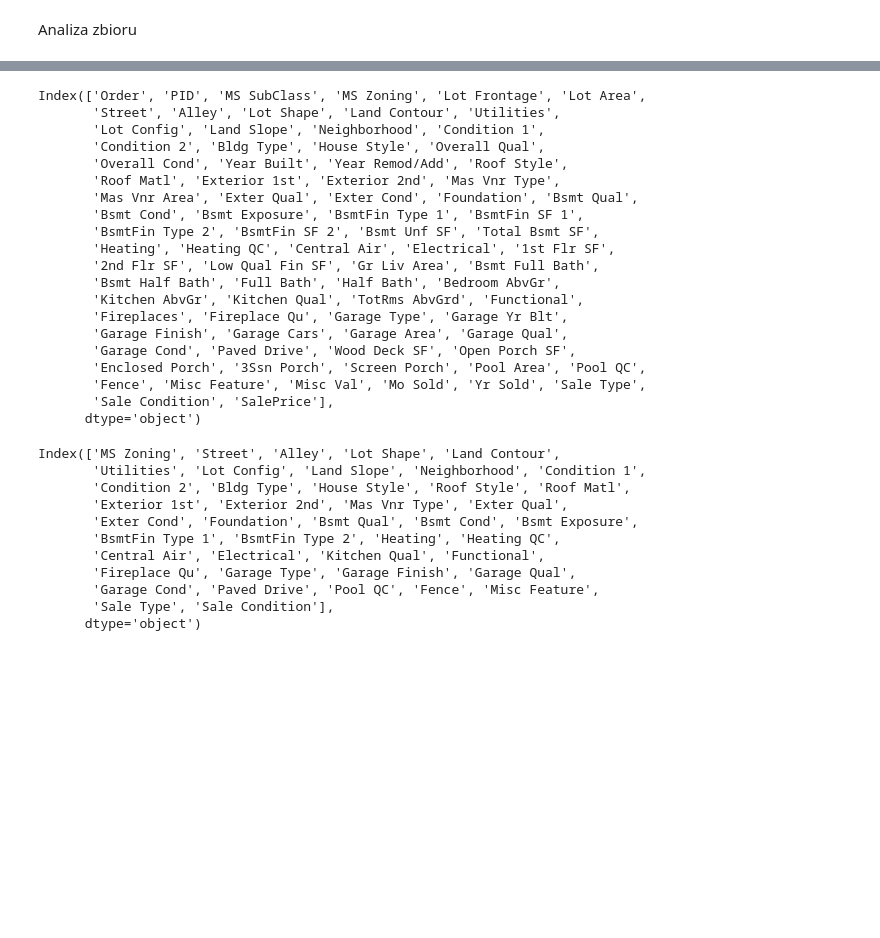
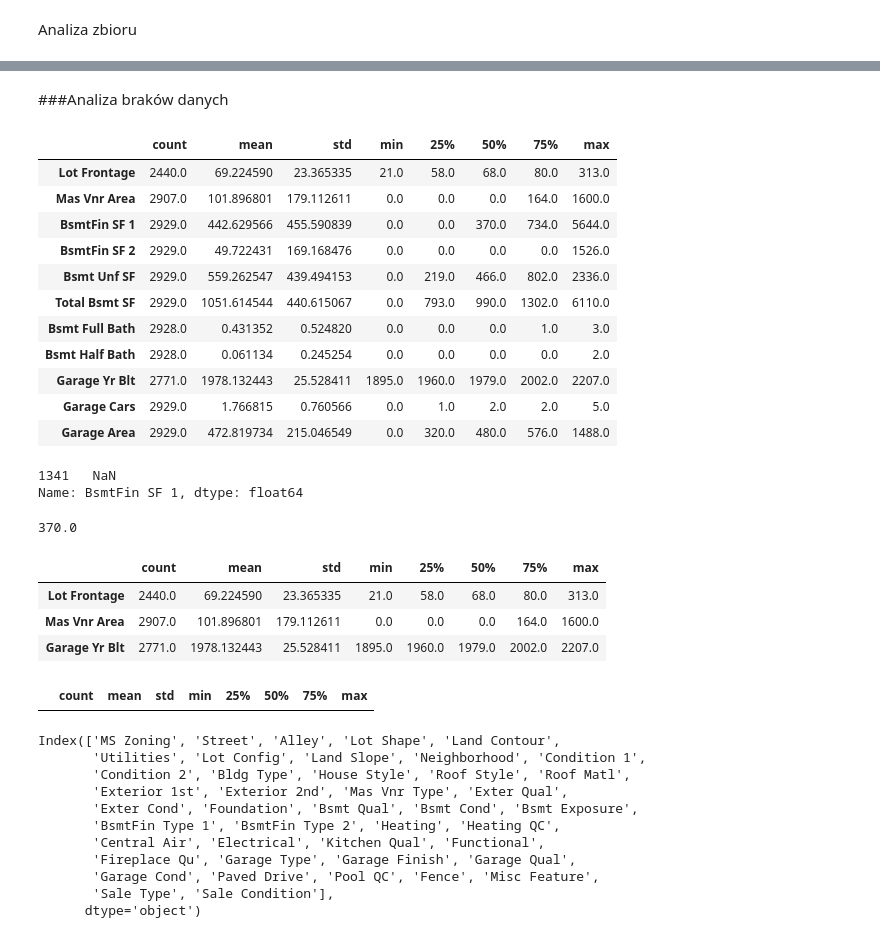
Before and after one commit to Andrzej94-ai/kaggle, a Jupyter notebook: kaagle.ipynb, the cells around one changed output, grey strips where cells are left out. Drawn from its saved outputs; the diff is of its cells as text; code cells hidden in the pictures; blank space fills up the shorter version.

```diff
--- a/kaagle.ipynb
+++ b/kaagle.ipynb
@@ -33,23 +13,26 @@ data.describe().T
-# %%
-data.columns
-# %% [output]
-Index(['Order', 'PID', 'MS SubClass', 'MS Zoning', 'Lot Frontage', 'Lot Area',
-       'Street', 'Alley', 'Lot Shape', 'Land Contour', 'Utilities',
-       'Lot Config', 'Land Slope', 'Neighborhood', 'Condition 1',
-       'Condition 2', 'Bldg Type', 'House Style', 'Overall Qual',
-       'Overall Cond', 'Year Built', 'Year Remod/Add', 'Roof Style',
-       'Roof Matl', 'Exterior 1st', 'Exterior 2nd', 'Mas Vnr Type',
-       'Mas Vnr Area', 'Exter Qual', 'Exter Cond', 'Foundation', 'Bsmt Qual',
-       'Bsmt Cond', 'Bsmt Exposure', 'BsmtFin Type 1', 'BsmtFin SF 1',
-       'BsmtFin Type 2', 'BsmtFin SF 2', 'Bsmt Unf SF', 'Total Bsmt SF',
-       'Heating', 'Heating QC', 'Central Air', 'Electrical', '1st Flr SF',
-       '2nd Flr SF', 'Low Qual Fin SF', 'Gr Liv Area', 'Bsmt Full Bath',
-       'Bsmt Half Bath', 'Full Bath', 'Half Bath', 'Bedroom AbvGr',
-       'Kitchen AbvGr', 'Kitchen Qual', 'TotRms AbvGrd', 'Functional',
-       'Fireplaces', 'Fireplace Qu', 'Garage Type', 'Garage Yr Blt',
-       'Garage Finish', 'Garage Cars', 'Garage Area', 'Garage Qual',
-       'Garage Cond', 'Paved Drive', 'Wood Deck SF', 'Open Porch SF',
-       'Enclosed Porch', '3Ssn Porch', 'Screen Porch', 'Pool Area', 'Pool QC',
-       'Fence', 'Misc Feature', 'Misc Val', 'Mo Sold', 'Yr Sold', 'Sale Type',
-       'Sale Condition', 'SalePrice'],
-      dtype='object')
+# %% [markdown]
+###Analiza braków danych
+# %%
+braki = data.describe().T
+braki_num_columns = braki[braki['count'] != 2930.0].T.columns
+
+braki[braki['count'] != 2930.0]
+# %% [output]
+|  | count | mean | std | min | 25% | 50% | 75% | max |
+| Lot Frontage | 2440.0 | 69.224590 | 23.365335 | 21.0 | 58.0 | 68.0 | 80.0 | 313.0 |
+| Mas Vnr Area | 2907.0 | 101.896801 | 179.112611 | 0.0 | 0.0 | 0.0 | 164.0 | 1600.0 |
+| BsmtFin SF 1 | 2929.0 | 442.629566 | 455.590839 | 0.0 | 0.0 | 370.0 | 734.0 | 5644.0 |
+| BsmtFin SF 2 | 2929.0 | 49.722431 | 169.168476 | 0.0 | 0.0 | 0.0 | 0.0 | 1526.0 |
+| Bsmt Unf SF | 2929.0 | 559.262547 | 439.494153 | 0.0 | 219.0 | 466.0 | 802.0 | 2336.0 |
+| Total Bsmt SF | 2929.0 | 1051.614544 | 440.615067 | 0.0 | 793.0 | 990.0 | 1302.0 | 6110.0 |
+| Bsmt Full Bath | 2928.0 | 0.431352 | 0.524820 | 0.0 | 0.0 | 0.0 | 1.0 | 3.0 |
+| Bsmt Half Bath | 2928.0 | 0.061134 | 0.245254 | 0.0 | 0.0 | 0.0 | 0.0 | 2.0 |
+| Garage Yr Blt | 2771.0 | 1978.132443 | 25.528411 | 1895.0 | 1960.0 | 1979.0 | 2002.0 | 2207.0 |
+| Garage Cars | 2929.0 | 1.766815 | 0.760566 | 0.0 | 1.0 | 2.0 | 2.0 | 5.0 |
+| Garage Area | 2929.0 | 472.819734 | 215.046549 | 0.0 | 320.0 | 480.0 | 576.0 | 1488.0 |
+# %%
+#obejrzenie jednego z pustego wiersza
+data['BsmtFin SF 1'][data['BsmtFin SF 1'].isnull()]
+# %% [output]
+1341   NaN
+Name: BsmtFin SF 1, dtype: float64
@@ -55,0 +43,15 @@ Index(['Order', 'PID', 'MS SubClass', 'MS Zoning', 'Lot Frontage', 'Lot Area',
+# %%
+data['BsmtFin SF 1'][1341]
+# %% [output]
+370.0
+# %%
+#ponowne spojrzenie na puste wartości wśród kolumn zawierających liczby
+braki = data.describe().T
+braki_num_columns = braki[braki['count'] != 2930.0].T.columns
+
+braki[braki['count'] != 2930.0]
+# %% [output]
+|  | count | mean | std | min | 25% | 50% | 75% | max |
+| Lot Frontage | 2440.0 | 69.224590 | 23.365335 | 21.0 | 58.0 | 68.0 | 80.0 | 313.0 |
+| Mas Vnr Area | 2907.0 | 101.896801 | 179.112611 | 0.0 | 0.0 | 0.0 | 164.0 | 1600.0 |
+| Garage Yr Blt | 2771.0 | 1978.132443 | 25.528411 | 1895.0 | 1960.0 | 1979.0 | 2002.0 | 2207.0 |
@@ -56,3 +65,11 @@ Index(['Order', 'PID', 'MS SubClass', 'MS Zoning', 'Lot Frontage', 'Lot Area',
+# %%
+#ponowne spojrzenie na puste wartości wśród kolumn zawierających liczby
+braki = data.describe().T
+braki_num_columns = braki[braki['count'] != 2930.0].T.columns
+
+braki[braki['count'] != 2930.0]
+# %% [output]
+|  | count | mean | std | min | 25% | 50% | 75% | max |
 # %%
 data.select_dtypes('object').columns
 # %% [output]
```
Also changed, not shown: parts of 14 cells of this notebook.
